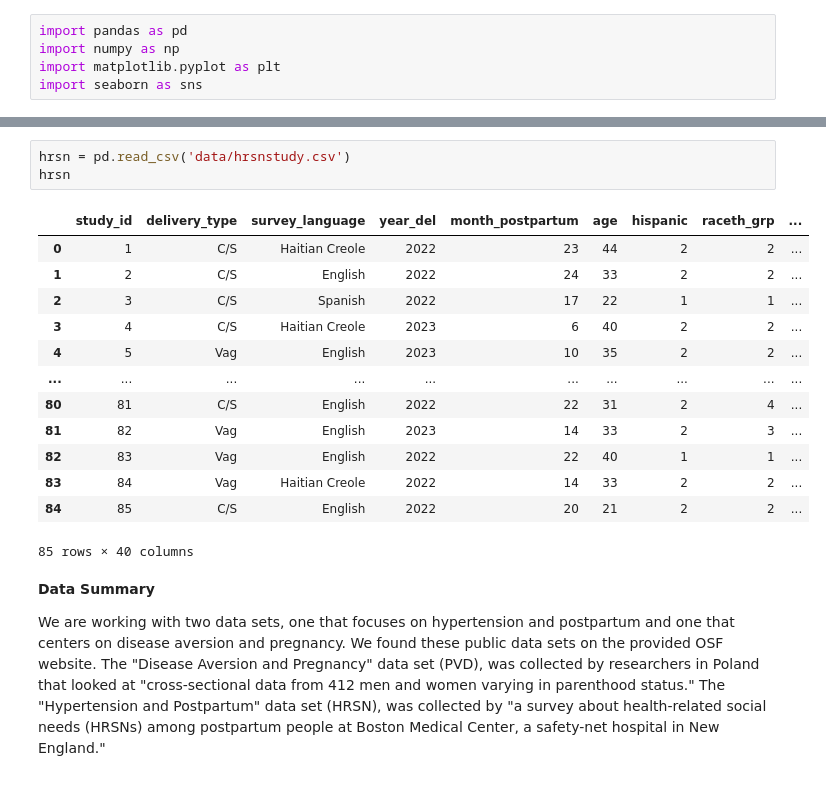
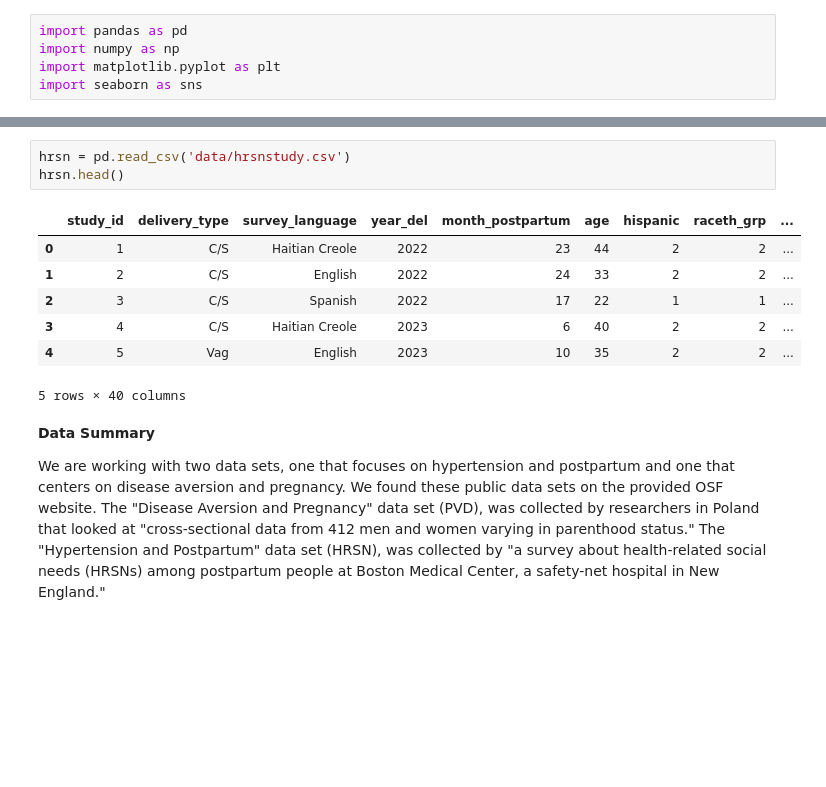
Before and after one commit to vgemoetsjohnson-sketch/FDS2-F26-FinalProject-Group2, a Jupyter notebook: proposal.ipynb, the cells around one changed output, grey strips where cells are left out. Cells and saved outputs as stored; diff of their text form; blank space fills up the shorter version.

```diff
--- a/proposal.ipynb
+++ b/proposal.ipynb
@@ -27,20 +33,14 @@ pvd
 # %%
 hrsn = pd.read_csv('data/hrsnstudy.csv')
-hrsn
+hrsn.head()
 # %% [output]
 |  | study_id | delivery_type | survey_language | year_del | month_postpartum | age | hispanic | raceth_grp | ... |
 | 0 | 1 | C/S | Haitian Creole | 2022 | 23 | 44 | 2 | 2 | ... |
 | 1 | 2 | C/S | English | 2022 | 24 | 33 | 2 | 2 | ... |
 | 2 | 3 | C/S | Spanish | 2022 | 17 | 22 | 1 | 1 | ... |
 | 3 | 4 | C/S | Haitian Creole | 2023 | 6 | 40 | 2 | 2 | ... |
 | 4 | 5 | Vag | English | 2023 | 10 | 35 | 2 | 2 | ... |
-| ... | ... | ... | ... | ... | ... | ... | ... | ... | ... |
-| 80 | 81 | C/S | English | 2022 | 22 | 31 | 2 | 4 | ... |
-| 81 | 82 | Vag | English | 2023 | 14 | 33 | 2 | 3 | ... |
-| 82 | 83 | Vag | English | 2022 | 22 | 40 | 1 | 1 | ... |
-| 83 | 84 | Vag | Haitian Creole | 2022 | 14 | 33 | 2 | 2 | ... |
-| 84 | 85 | C/S | English | 2022 | 20 | 21 | 2 | 2 | ... |
-85 rows × 40 columns
+5 rows × 40 columns
 # %% [markdown]
 **Data Summary**
 
```
Also changed, not shown: parts of 6 cells of this notebook, 3 other files.
